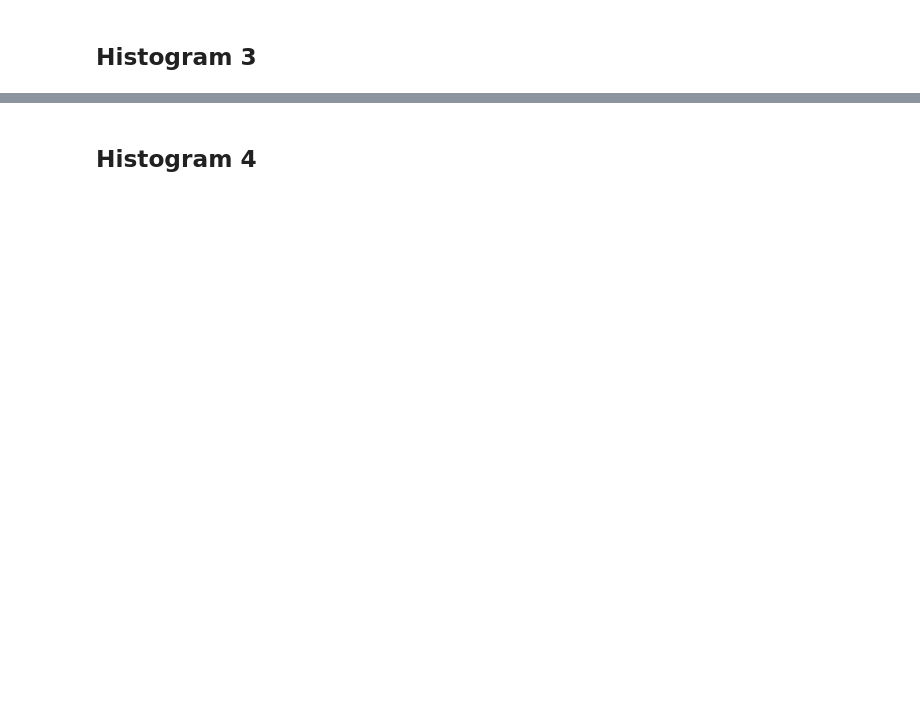
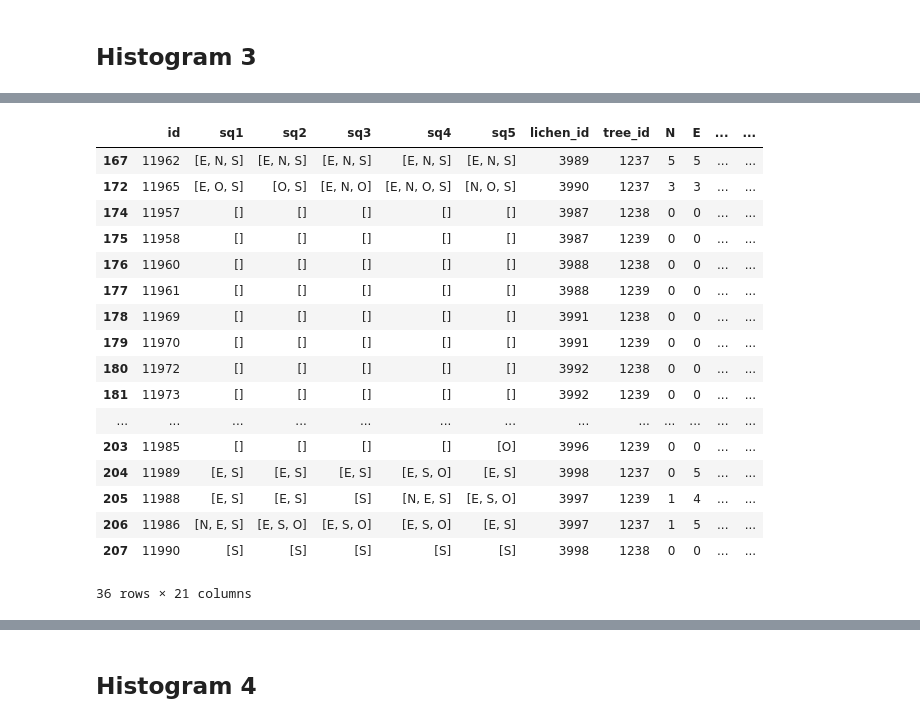
Before and after one commit to dataforgoodfr/lichensgo, a Jupyter notebook: Dashboards/notebooks/plots.ipynb, the cells around one changed output, grey strips where cells are left out. Cells and saved outputs as stored; diff of their text form; code cells hidden in the pictures; blank space fills up the shorter version.

```diff
--- a/Dashboards/notebooks/plots.ipynb
+++ b/Dashboards/notebooks/plots.ipynb
@@ -61,8 +89,27 @@ merged_table
 # %%
-obs_id = 501
+obs_id = 413
 
 site_table = merged_table.query("observation_id == @obs_id")
 site_table
+# %% [output]
+|  | id | sq1 | sq2 | sq3 | sq4 | sq5 | lichen_id | tree_id | N | E | ... | ... |
+| 167 | 11962 | [E, N, S] | [E, N, S] | [E, N, S] | [E, N, S] | [E, N, S] | 3989 | 1237 | 5 | 5 | ... | ... |
+| 172 | 11965 | [E, O, S] | [O, S] | [E, N, O] | [E, N, O, S] | [N, O, S] | 3990 | 1237 | 3 | 3 | ... | ... |
+| 174 | 11957 | [] | [] | [] | [] | [] | 3987 | 1238 | 0 | 0 | ... | ... |
+| 175 | 11958 | [] | [] | [] | [] | [] | 3987 | 1239 | 0 | 0 | ... | ... |
+| 176 | 11960 | [] | [] | [] | [] | [] | 3988 | 1238 | 0 | 0 | ... | ... |
+| 177 | 11961 | [] | [] | [] | [] | [] | 3988 | 1239 | 0 | 0 | ... | ... |
+| 178 | 11969 | [] | [] | [] | [] | [] | 3991 | 1238 | 0 | 0 | ... | ... |
+| 179 | 11970 | [] | [] | [] | [] | [] | 3991 | 1239 | 0 | 0 | ... | ... |
+| 180 | 11972 | [] | [] | [] | [] | [] | 3992 | 1238 | 0 | 0 | ... | ... |
+| 181 | 11973 | [] | [] | [] | [] | [] | 3992 | 1239 | 0 | 0 | ... | ... |
+| ... | ... | ... | ... | ... | ... | ... | ... | ... | ... | ... | ... | ... |
+| 203 | 11985 | [] | [] | [] | [] | [O] | 3996 | 1239 | 0 | 0 | ... | ... |
+| 204 | 11989 | [E, S] | [E, S] | [E, S] | [E, S, O] | [E, S] | 3998 | 1237 | 0 | 5 | ... | ... |
+| 205 | 11988 | [E, S] | [E, S] | [S] | [N, E, S] | [E, S, O] | 3997 | 1239 | 1 | 4 | ... | ... |
+| 206 | 11986 | [N, E, S] | [E, S, O] | [E, S, O] | [E, S, O] | [E, S] | 3997 | 1237 | 1 | 5 | ... | ... |
+| 207 | 11990 | [S] | [S] | [S] | [S] | [S] | 3998 | 1238 | 0 | 0 | ... | ... |
+36 rows × 21 columns
 # %%
 site_table_per_lichen = site_table.groupby(by='lichen_id', as_index=False).agg(
     {
```
Also changed, not shown: parts of 8 cells of this notebook, 2 other files.
